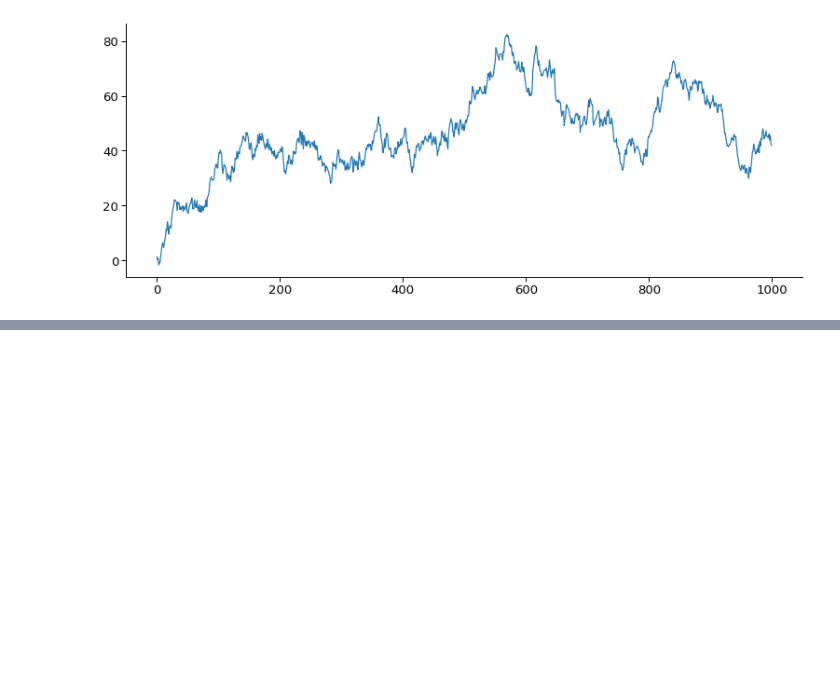
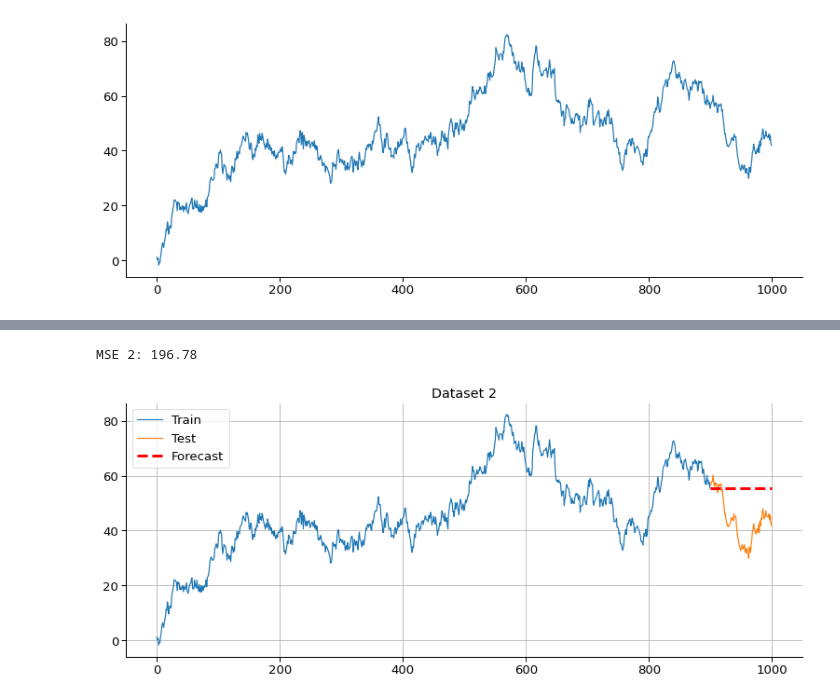
Before and after one commit to razielar/coursera_time_series_forecasting, a Jupyter notebook: coursera_time_series/week_2/2_time_series_smoothing/1_smoothing_ts.ipynb, the cells around one changed output, grey strips where cells are left out. Cells and saved outputs as stored; diff of their text form; code cells hidden in the pictures; blank space fills up the shorter version.

```diff
--- a/coursera_time_series/week_2/2_time_series_smoothing/1_smoothing_ts.ipynb
+++ b/coursera_time_series/week_2/2_time_series_smoothing/1_smoothing_ts.ipynb
@@ -199,0 +251,12 @@ plt.show()
+# %%
+print("MSE 2: {:.2f}".format(mse_2))
+plt.plot(mytime[:-test_size], train_2, label= "Train")
+plt.plot(mytime[-test_size:], test_2, label= "Test")
+plt.plot(mytime[-test_size:], preds_2, 'r--', label= "Forecast", linewidth= 3)
+plt.title("Dataset 2")
+plt.legend(loc= "upper left")
+plt.grid()
+plt.show()
+# %% [output]
+MSE 2: 196.78
+[figure, added]
```
Also changed, not shown: parts of 7 cells of this notebook.
